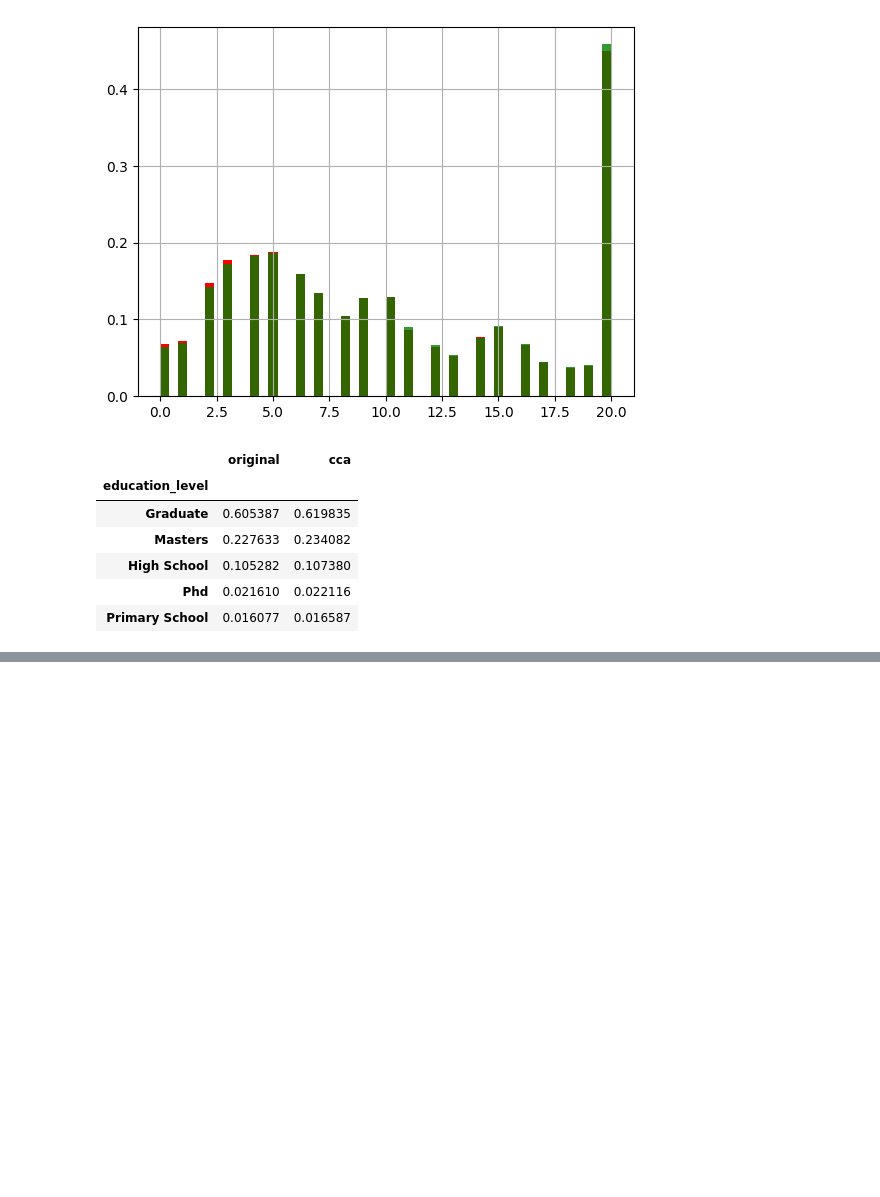
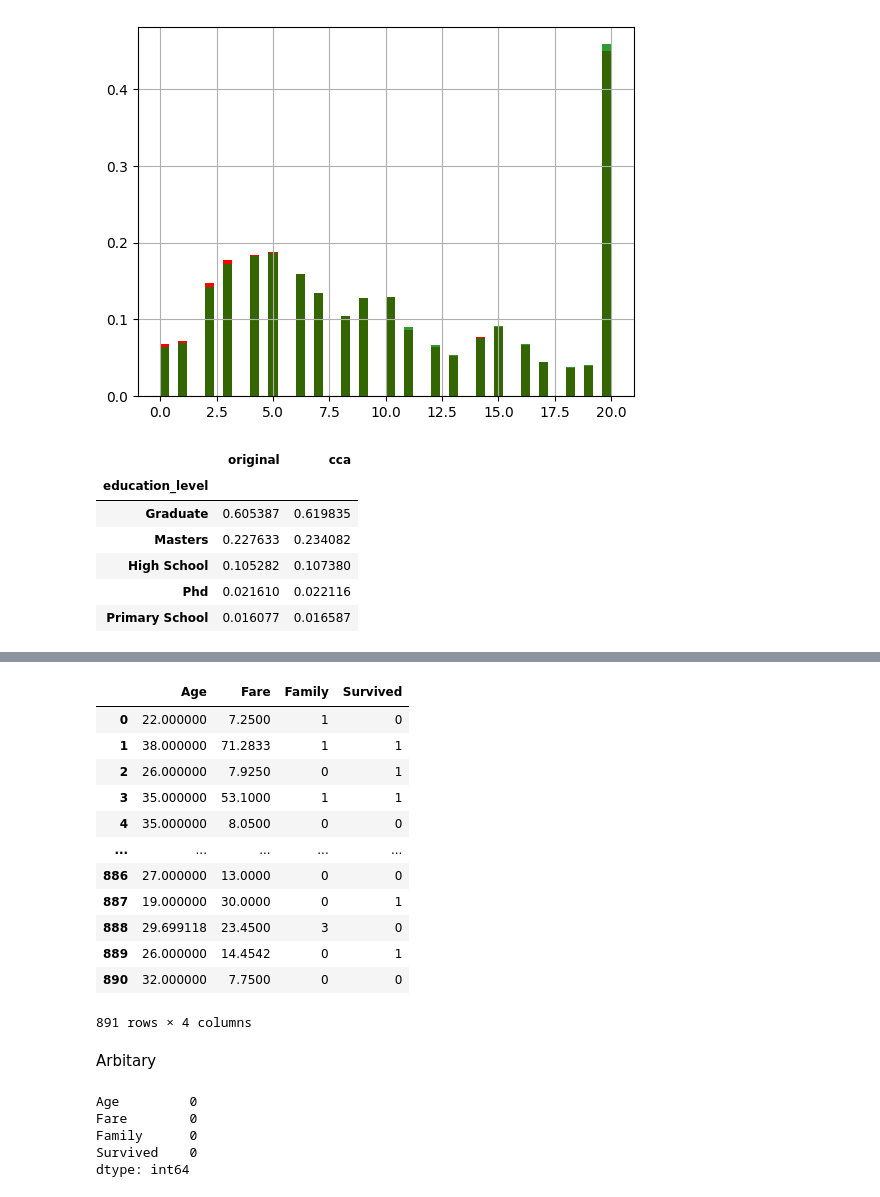
Before and after one commit to suryashekharsasmal/My-ML-concept, a Jupyter notebook: Machin_lerning.ipynb, the cells around one changed output, grey strips where cells are left out. Drawn from its saved outputs; the diff is of its cells as text; code cells hidden in the pictures; blank space fills up the shorter version.

```diff
--- a/Machin_lerning.ipynb
+++ b/Machin_lerning.ipynb
@@ -1211,0 +1316,36 @@ temp
+# %%
+median_value = df['Fare'].median()
+
+df['Fare'] = df['Fare'].fillna(median_value)
+# %%
+df
+# %% [output]
+|  | Age | Fare | Family | Survived |
+| 0 | 22.000000 | 7.2500 | 1 | 0 |
+| 1 | 38.000000 | 71.2833 | 1 | 1 |
+| 2 | 26.000000 | 7.9250 | 0 | 1 |
+| 3 | 35.000000 | 53.1000 | 1 | 1 |
+| 4 | 35.000000 | 8.0500 | 0 | 0 |
+| ... | ... | ... | ... | ... |
+| 886 | 27.000000 | 13.0000 | 0 | 0 |
+| 887 | 19.000000 | 30.0000 | 0 | 1 |
+| 888 | 29.699118 | 23.4500 | 3 | 0 |
+| 889 | 26.000000 | 14.4542 | 0 | 1 |
+| 890 | 32.000000 | 7.7500 | 0 | 0 |
+891 rows × 4 columns
+# %% [markdown]
+Arbitary
+# %%
+# Arbitrary Value Imputation
+
+df['Age'] = df['Age'].fillna(-1)
+
+df['Fare'] = df['Fare'].fillna(999)
+
+print(df.isnull().sum())
+# %% [output]
+Age         0
+Fare        0
+Family      0
+Survived    0
+dtype: int64
```
Also changed, not shown: parts of 29 cells of this notebook.
